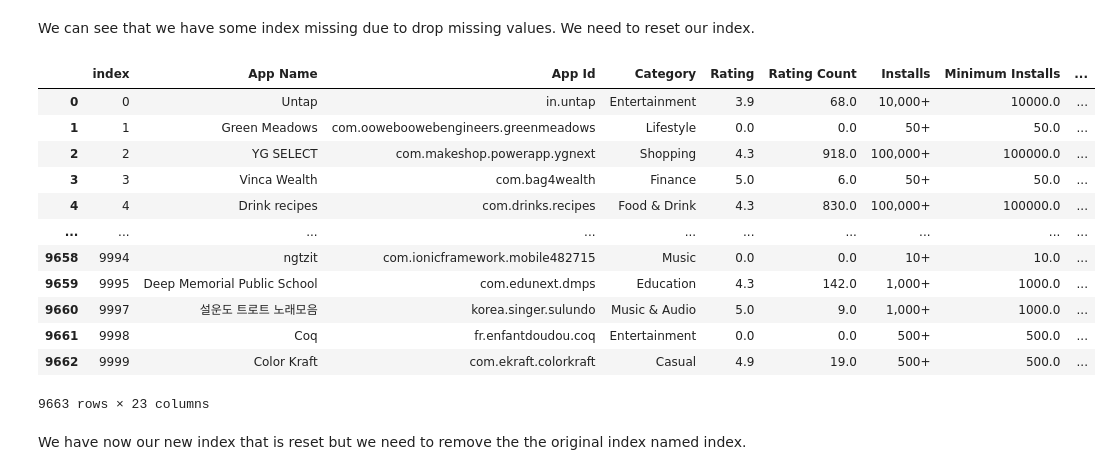
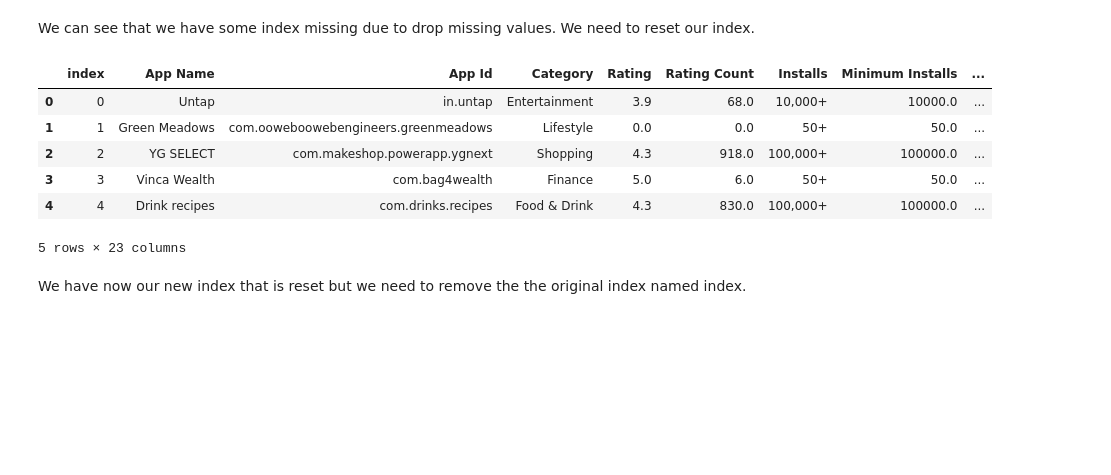
Before and after one commit to LouLan99/User-Rating-Prediction-Model, a Jupyter notebook: notebooks/01-data-loading-cleaning.ipynb, the cells around one changed output. Cells and saved outputs as stored; diff of their text form; code cells hidden in the pictures; blank space fills up the shorter version.

```diff
--- a/notebooks/01-data-loading-cleaning.ipynb
+++ b/notebooks/01-data-loading-cleaning.ipynb
@@ -366,21 +359,15 @@ We can see that we have some index missing due to drop missing values. We need t
 # %%
 df.reset_index(inplace= True)
 # %%
-df
+df.head()
 # %% [output]
 |  | index | App Name | App Id | Category | Rating | Rating Count | Installs | Minimum Installs | ... |
 | 0 | 0 | Untap | in.untap | Entertainment | 3.9 | 68.0 | 10,000+ | 10000.0 | ... |
 | 1 | 1 | Green Meadows | com.ooweboowebengineers.greenmeadows | Lifestyle | 0.0 | 0.0 | 50+ | 50.0 | ... |
 | 2 | 2 | YG SELECT | com.makeshop.powerapp.ygnext | Shopping | 4.3 | 918.0 | 100,000+ | 100000.0 | ... |
 | 3 | 3 | Vinca Wealth | com.bag4wealth | Finance | 5.0 | 6.0 | 50+ | 50.0 | ... |
 | 4 | 4 | Drink recipes | com.drinks.recipes | Food & Drink | 4.3 | 830.0 | 100,000+ | 100000.0 | ... |
-| ... | ... | ... | ... | ... | ... | ... | ... | ... | ... |
-| 9658 | 9994 | ngtzit | com.ionicframework.mobile482715 | Music | 0.0 | 0.0 | 10+ | 10.0 | ... |
-| 9659 | 9995 | Deep Memorial Public School | com.edunext.dmps | Education | 4.3 | 142.0 | 1,000+ | 1000.0 | ... |
-| 9660 | 9997 | 설운도 트로트 노래모음 | korea.singer.sulundo | Music & Audio | 5.0 | 9.0 | 1,000+ | 1000.0 | ... |
-| 9661 | 9998 | Coq | fr.enfantdoudou.coq | Entertainment | 0.0 | 0.0 | 500+ | 500.0 | ... |
-| 9662 | 9999 | Color Kraft | com.ekraft.colorkraft | Casual | 4.9 | 19.0 | 500+ | 500.0 | ... |
-9663 rows × 23 columns
+5 rows × 23 columns
 # %% [markdown]
 We have now our new index  that is reset but we need to remove the the original index named index.
 # %%
```
Also changed, not shown: parts of 5 cells of this notebook.
